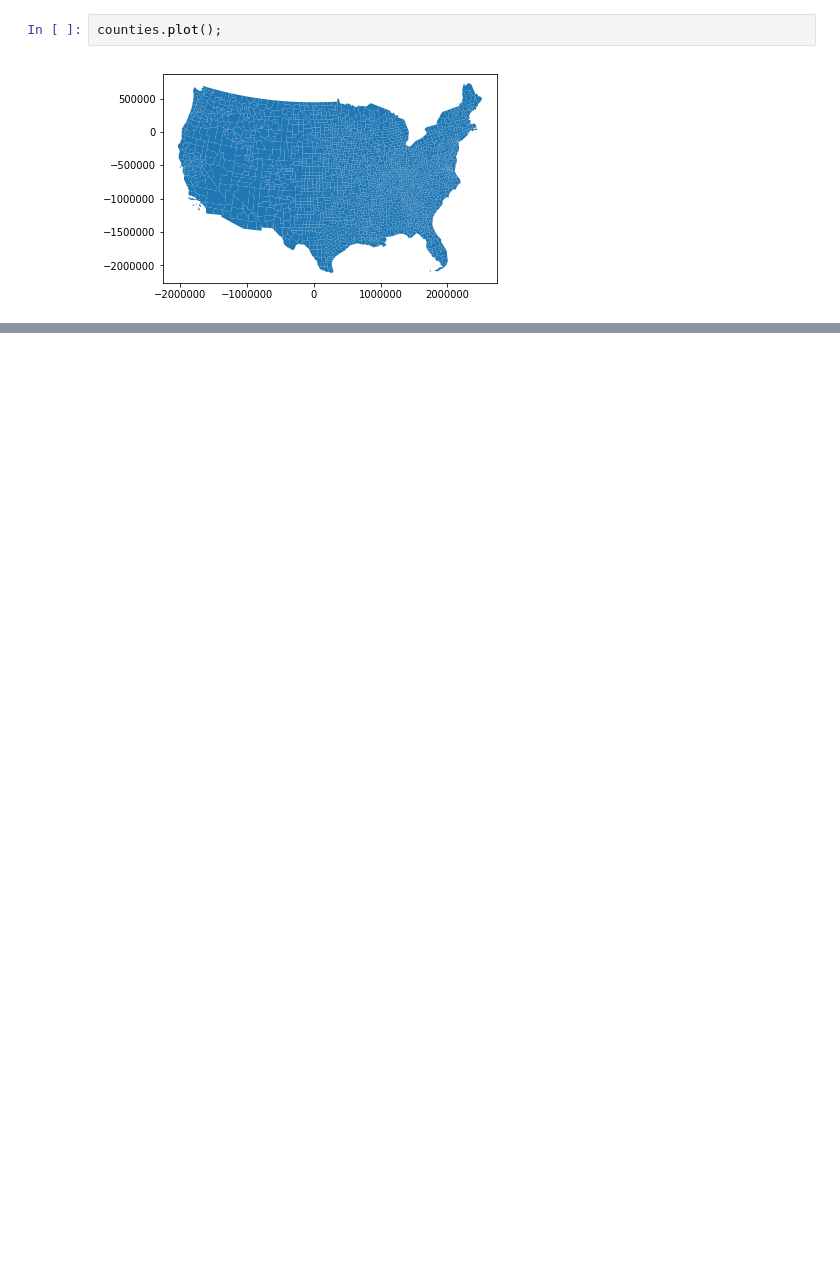
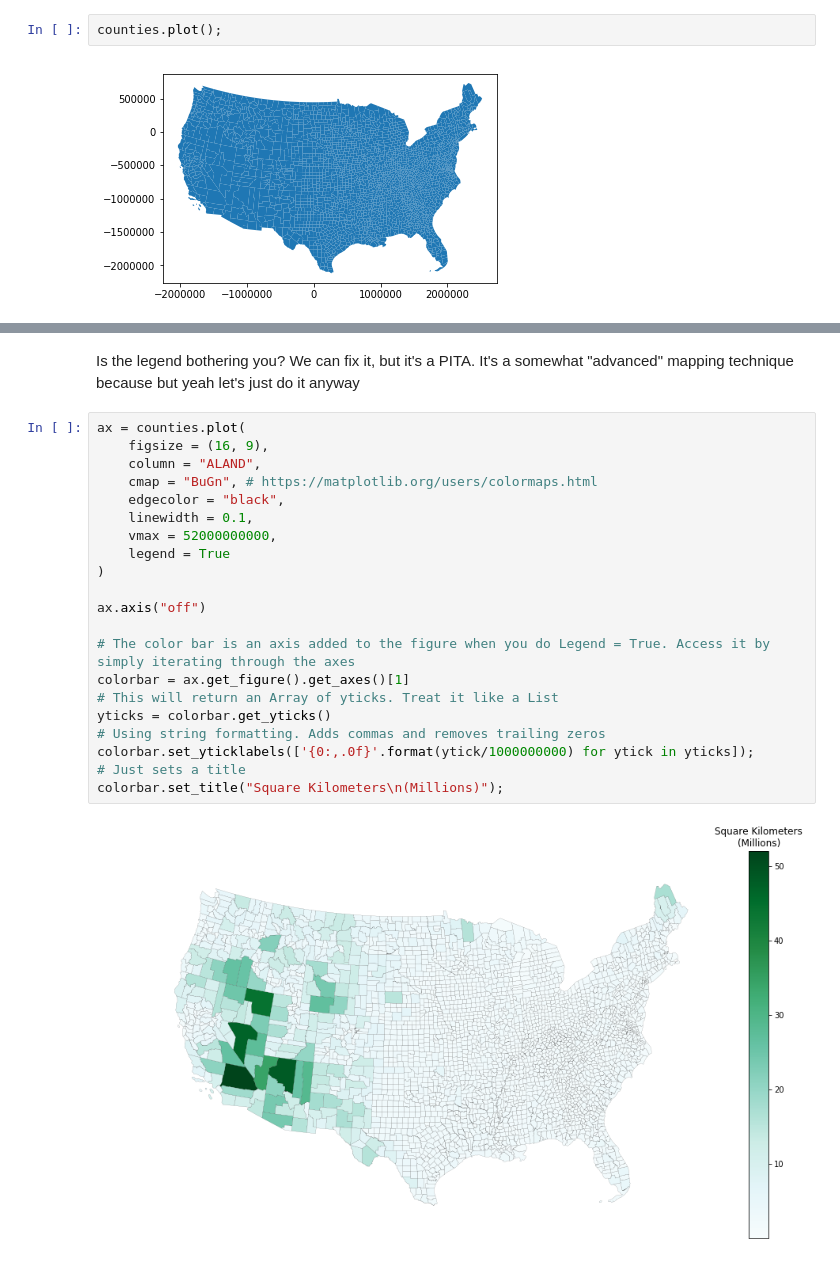
Before and after one commit to scottpham/nicar19-geopandas, a Jupyter notebook: notebooks/1_basic_mapping.ipynb, the cells around one changed output, grey strips where cells are left out. Saved outputs shown, nothing was run; the diff lists cells and outputs as text; blank space fills up the shorter version.

```diff
--- a/notebooks/1_basic_mapping.ipynb
+++ b/notebooks/1_basic_mapping.ipynb
@@ -48,0 +93,25 @@ counties.plot(
+# %% [markdown]
+Is the legend bothering you? We can fix it, but it's a PITA. It's a somewhat "advanced" mapping technique because but yeah let's just do it anyway
+# %%
+ax = counties.plot(
+    figsize = (16, 9),
+    column = "ALAND",
+    cmap = "BuGn", # https://matplotlib.org/users/colormaps.html
+    edgecolor = "black",
+    linewidth = 0.1,
+    vmax = 52000000000,
+    legend = True
+)
+
+ax.axis("off")
+
+# The color bar is an axis added to the figure when you do Legend = True. Access it by simply iterating through the axes
+colorbar = ax.get_figure().get_axes()[1]
+# This will return an Array of yticks. Treat it like a List
+yticks = colorbar.get_yticks()
+# Using string formatting. Adds commas and removes trailing zeros
+colorbar.set_yticklabels(['{0:,.0f}'.format(ytick/1000000000) for ytick in yticks]);
+# Just sets a title
+colorbar.set_title("Square Kilometers\n(Millions)");
+# %% [output]
+[figure, added]
```
Also changed, not shown: parts of 18 cells of this notebook, 3 other files.
